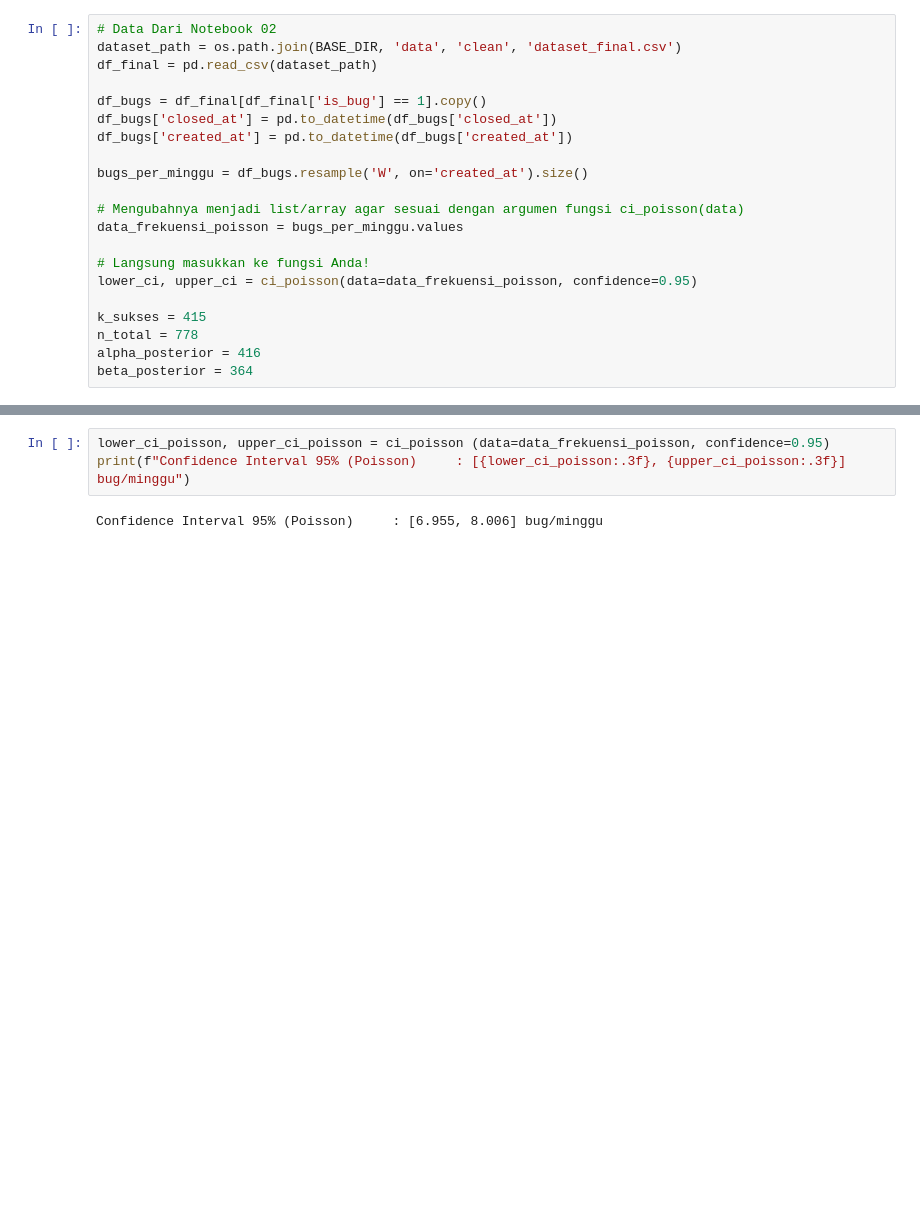
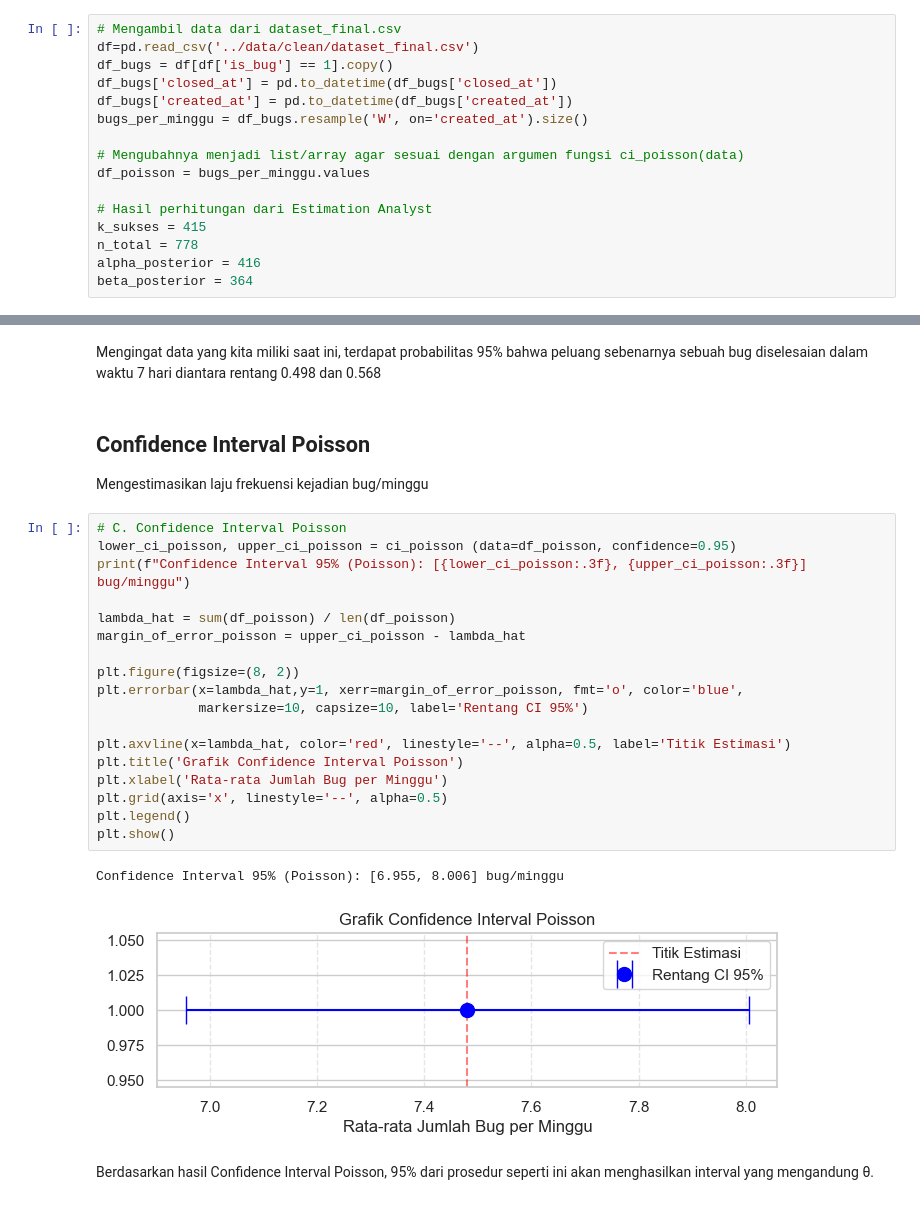
Before and after one commit to natnut-07/Project-Statistika-Kelompok-11, a Jupyter notebook: notebooks/03_inference.ipynb, the cells around one changed output, grey strips where cells are left out. Saved outputs shown, nothing was run; the diff lists cells and outputs as text; blank space fills up the shorter version.

```diff
--- a/notebooks/03_inference.ipynb
+++ b/notebooks/03_inference.ipynb
@@ -19,20 +47,15 @@ from src.inference import (
 # %%
-# Data Dari Notebook 02
-dataset_path = os.path.join(BASE_DIR, 'data', 'clean', 'dataset_final.csv')
-df_final = pd.read_csv(dataset_path)
-
-df_bugs = df_final[df_final['is_bug'] == 1].copy()
+# Mengambil data dari dataset_final.csv
+df=pd.read_csv('../data/clean/dataset_final.csv')
+df_bugs = df[df['is_bug'] == 1].copy()
 df_bugs['closed_at'] = pd.to_datetime(df_bugs['closed_at'])
 df_bugs['created_at'] = pd.to_datetime(df_bugs['created_at'])
-
 bugs_per_minggu = df_bugs.resample('W', on='created_at').size()
 
 # Mengubahnya menjadi list/array agar sesuai dengan argumen fungsi ci_poisson(data)
-data_frekuensi_poisson = bugs_per_minggu.values
+df_poisson = bugs_per_minggu.values
 
-# Langsung masukkan ke fungsi Anda!
-lower_ci, upper_ci = ci_poisson(data=data_frekuensi_poisson, confidence=0.95)
-
+# Hasil perhitungan dari Estimation Analyst
 k_sukses = 415
 n_total = 778
 alpha_posterior = 416
@@ -54,8 +99,31 @@ lower_cred, upper_cred = credible_interval (alpha_posterior, beta_posterior, con
 print(f"Credible Interval 95%: [{lower_cred:.3f}, {upper_cred:.3f}]")
 # %% [output]
 Credible Interval 95%: [0.498, 0.568]
+# %% [markdown]
+Mengingat data yang kita miliki saat ini, terdapat probabilitas 95% bahwa peluang sebenarnya sebuah bug diselesaian dalam waktu 7 hari diantara rentang 0.498 dan 0.568
+# %% [markdown]
+## Confidence Interval Poisson
+Mengestimasikan laju frekuensi kejadian bug/minggu
 # %%
-lower_ci_poisson, upper_ci_poisson = ci_poisson (data=data_frekuensi_poisson, confidence=0.95)
-print(f"Confidence Interval 95% (Poisson)     : [{lower_ci_poisson:.3f}, {upper_ci_poisson:.3f}] bug/minggu")
+# C. Confidence Interval Poisson
+lower_ci_poisson, upper_ci_poisson = ci_poisson (data=df_poisson, confidence=0.95)
+print(f"Confidence Interval 95% (Poisson): [{lower_ci_poisson:.3f}, {upper_ci_poisson:.3f}] bug/minggu")
+
+lambda_hat = sum(df_poisson) / len(df_poisson)
+margin_of_error_poisson = upper_ci_poisson - lambda_hat
+
+plt.figure(figsize=(8, 2))
+plt.errorbar(x=lambda_hat,y=1, xerr=margin_of_error_poisson, fmt='o', color='blue',
+             markersize=10, capsize=10, label='Rentang CI 95%')
+
+plt.axvline(x=lambda_hat, color='red', linestyle='--', alpha=0.5, label='Titik Estimasi')
+plt.title('Grafik Confidence Interval Poisson')
+plt.xlabel('Rata-rata Jumlah Bug per Minggu')
+plt.grid(axis='x', linestyle='--', alpha=0.5)
+plt.legend()
+plt.show()
 # %% [output]
-Confidence Interval 95% (Poisson)     : [6.955, 8.006] bug/minggu
+Confidence Interval 95% (Poisson): [6.955, 8.006] bug/minggu
+[figure, added]
+# %% [markdown]
+Berdasarkan hasil Confidence Interval Poisson, 95% dari prosedur seperti ini akan menghasilkan interval yang mengandung θ.
```
Also changed, not shown: parts of 11 cells of this notebook.
